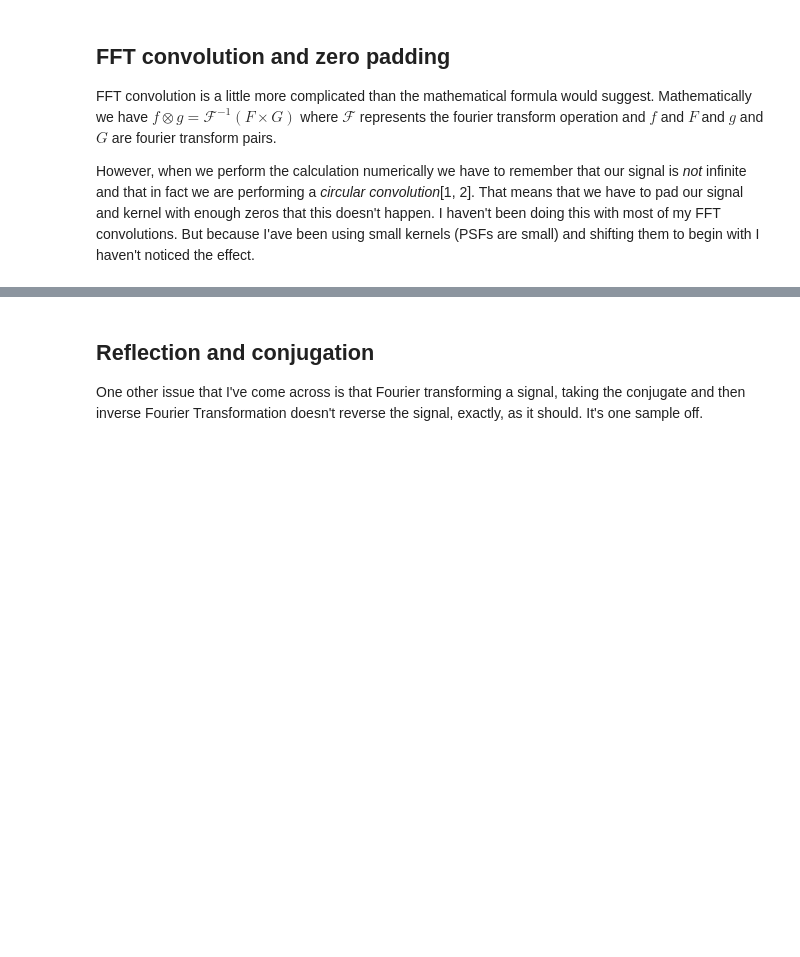
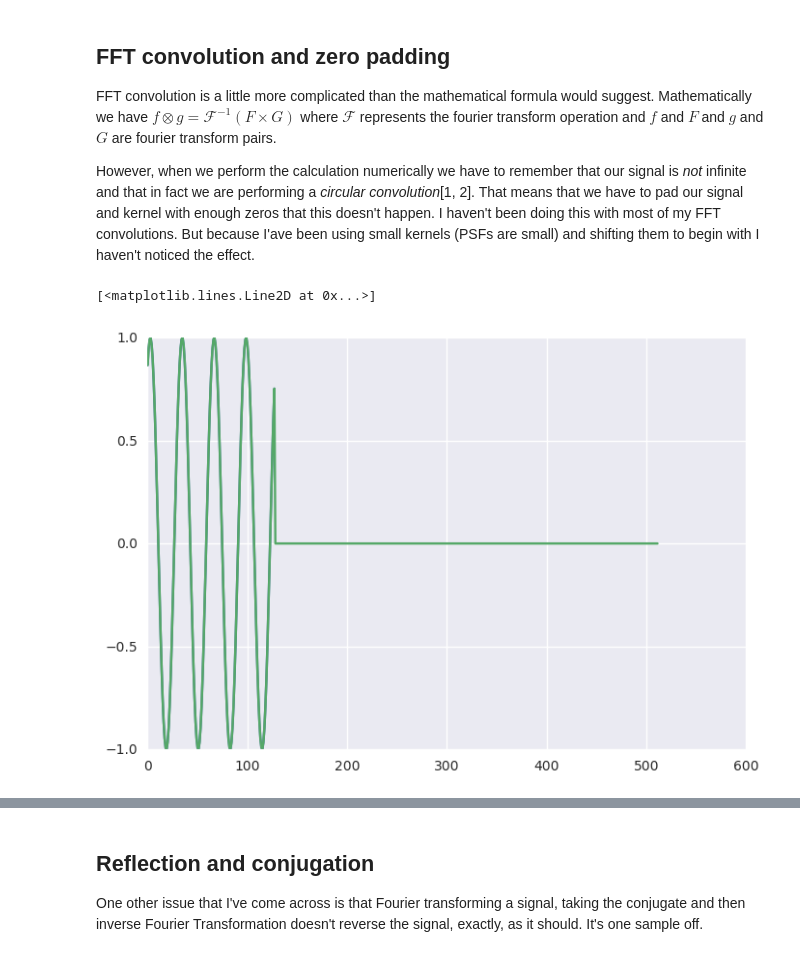
Before and after one commit to david-hoffman/pydecon, a Jupyter notebook: notebooks/FFT Convolution and other things.ipynb, the cells around one changed output, grey strips where cells are left out. Cells and saved outputs as stored; diff of their text form; code cells hidden in the pictures; blank space fills up the shorter version.

```diff
--- a/notebooks/FFT Convolution and other things.ipynb
+++ b/notebooks/FFT Convolution and other things.ipynb
@@ -19,3 +19,16 @@ Populating the interactive namespace from numpy and matplotlib
 FFT convolution is a little more complicated than the mathematical formula would suggest. Mathematically we have $f \otimes g = \mathcal{F}^{-1}(F \times G)$ where $\mathcal{F}$ represents the fourier transform operation and $f$ and $F$ and $g$ and $G$ are fourier transform pairs.
 
 However, when we perform the calculation numerically we have to remember that our signal is _not_ infinite and that in fact we are performing a _circular convolution_[1, 2]. That means that we have to pad our signal and kernel with enough zeros that this doesn't happen. I haven't been doing this with most of my FFT convolutions. But because I'ave been using small kernels (PSFs are small) and shifting them to begin with I haven't noticed the effect.
+# %%
+x = arange(128)
+y = sin(2 * pi * x / 128 * 4 + pi / 3)
+newshape = 512
+ytest = irfft(rfft(y))
+assert allclose(ytest, y)
+
+y2 = irfft(rfft(y, newshape), newshape)
+plot(y)
+plot(y2)
+# %% [output]
+[<matplotlib.lines.Line2D at 0x...>]
+[figure, added]
```
Also changed, not shown: parts of 10 cells of this notebook, 1 other file.
